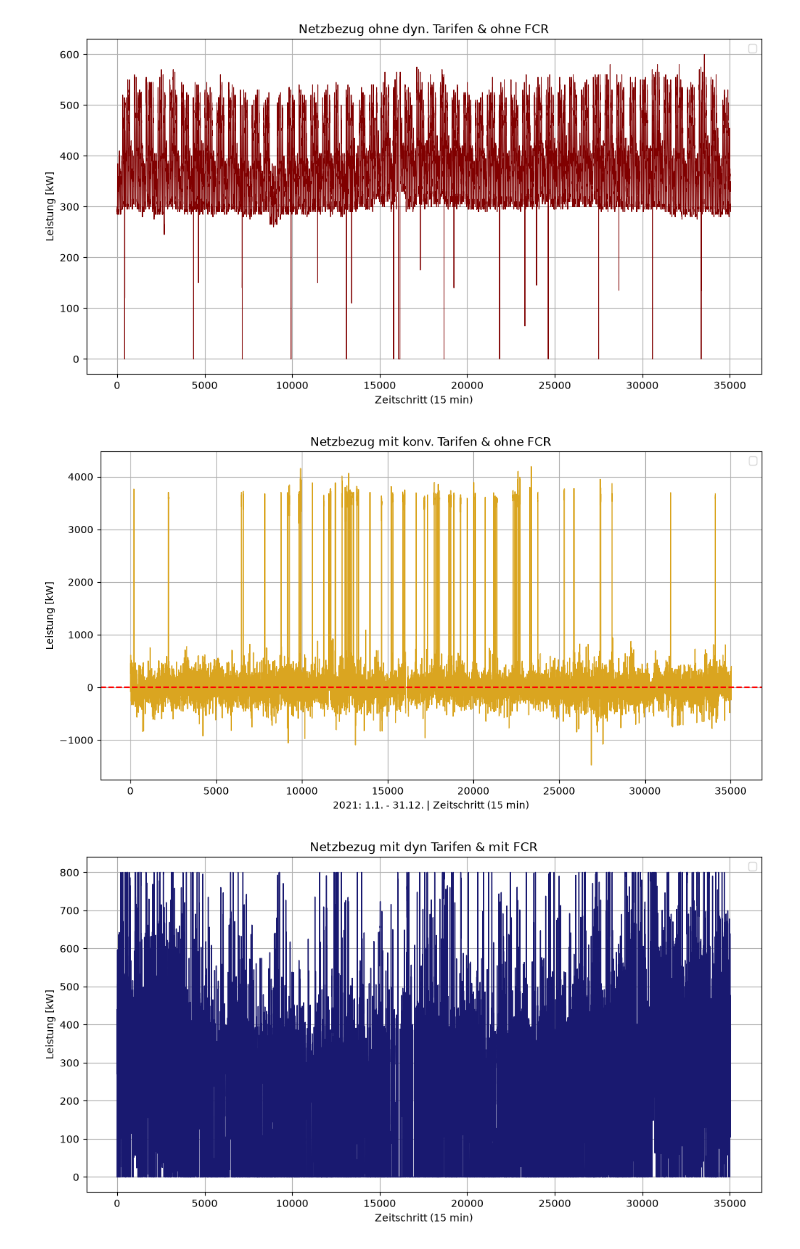
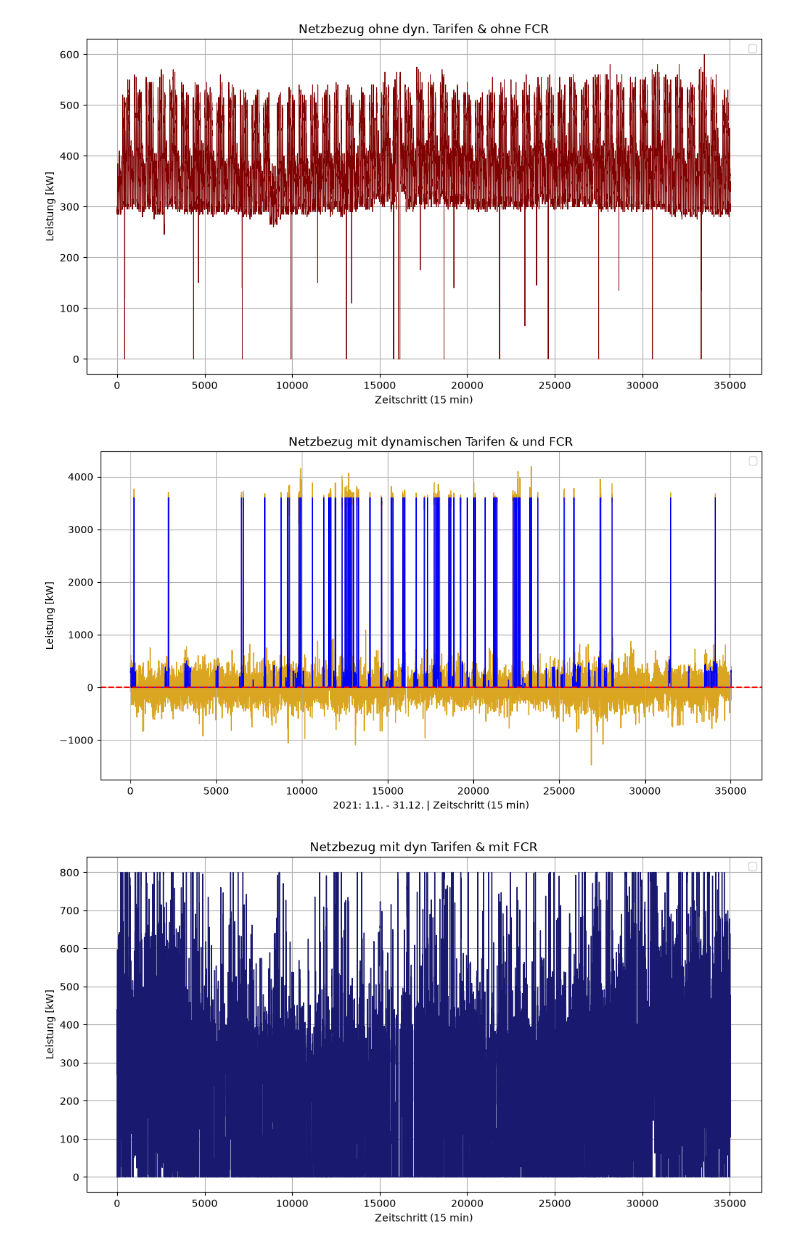
Before and after one commit to fschneegg/MoE-Team05, a Jupyter notebook: Notebook-V23.ipynb, the cells around one changed output. Saved outputs shown, nothing was run; the diff lists cells and outputs as text; code cells hidden in the pictures.

Commit message:
Anpassungen im Netzbezug und Auswertung

```diff
--- a/Notebook-V23.ipynb
+++ b/Notebook-V23.ipynb
@@ -1464,44 +1464,44 @@ plt.show()
 # Für einen zusätzlichen Vergleichsfall müsste n_up separat ohne
 # `add_fcr_optimization` optimiert und dessen Netzbezug vor dem FCR-Lauf gespeichert werden.
 # %%
-#grid_import = n_up.generators_t.p['grid_power']
+grid_import = n_up.generators_t.p['grid_power']
 
 #grid_export = results_fcr["FCR Entladen [kW]"]
 
 #net_grid = grid_import - grid_export
 
 grid = results_fcr["FCR Laden [kW]"]-results_fcr["FCR Entladen [kW]"]+n_up.generators_t.p['grid_power']
 
 plt.figure(figsize=(12, 6))
 
 plt.plot(grid,
     color='goldenrod',
     linewidth=1.0,
-    zorder=2)
+    zorder=1)
 
 #plt.plot(results_fcr["FCR Laden [kW]"],
 #    color='goldenrod',
 #    linewidth=1.0,
 #    zorder=1)
 
-#plt.plot(-results_fcr["FCR Entladen [kW]"],
-#    color='goldenrod',
-#    linewidth=1.0,
-#    zorder=1)
+plt.plot(grid_import,
+    color='blue',
+    linewidth=1.0,
+    zorder=2)
 
 plt.axhline(0, color='red',
             linewidth=1.5,
             linestyle ='--')
 #plt.plot(grid_supply_up, label='Last "Upgrade ohne FCR" [kW]', color="green", linewidth=0.5)
 #plt.plot(n_up.generators_t.p['grid_power'], label='Last "Upgrade mit FCR" [kW]', color="red", linewidth=0.2)
-plt.title("Netzbezug mit konv. Tarifen & ohne FCR")
+plt.title("Netzbezug mit dynamischen Tarifen & und FCR")
 plt.xlabel("2021: 1.1. - 31.12. | Zeitschritt (15 min)")
 plt.ylabel("Leistung [kW]")
 plt.legend()
 plt.grid(True)
 plt.show()
 # %% [output]
-[figure, old version]
+[figure, new version]
 # %%
 #### Ausgabe d. Lastprofile als .csv
 heute = datetime.now().strftime("%Y-%m-%d")
```
